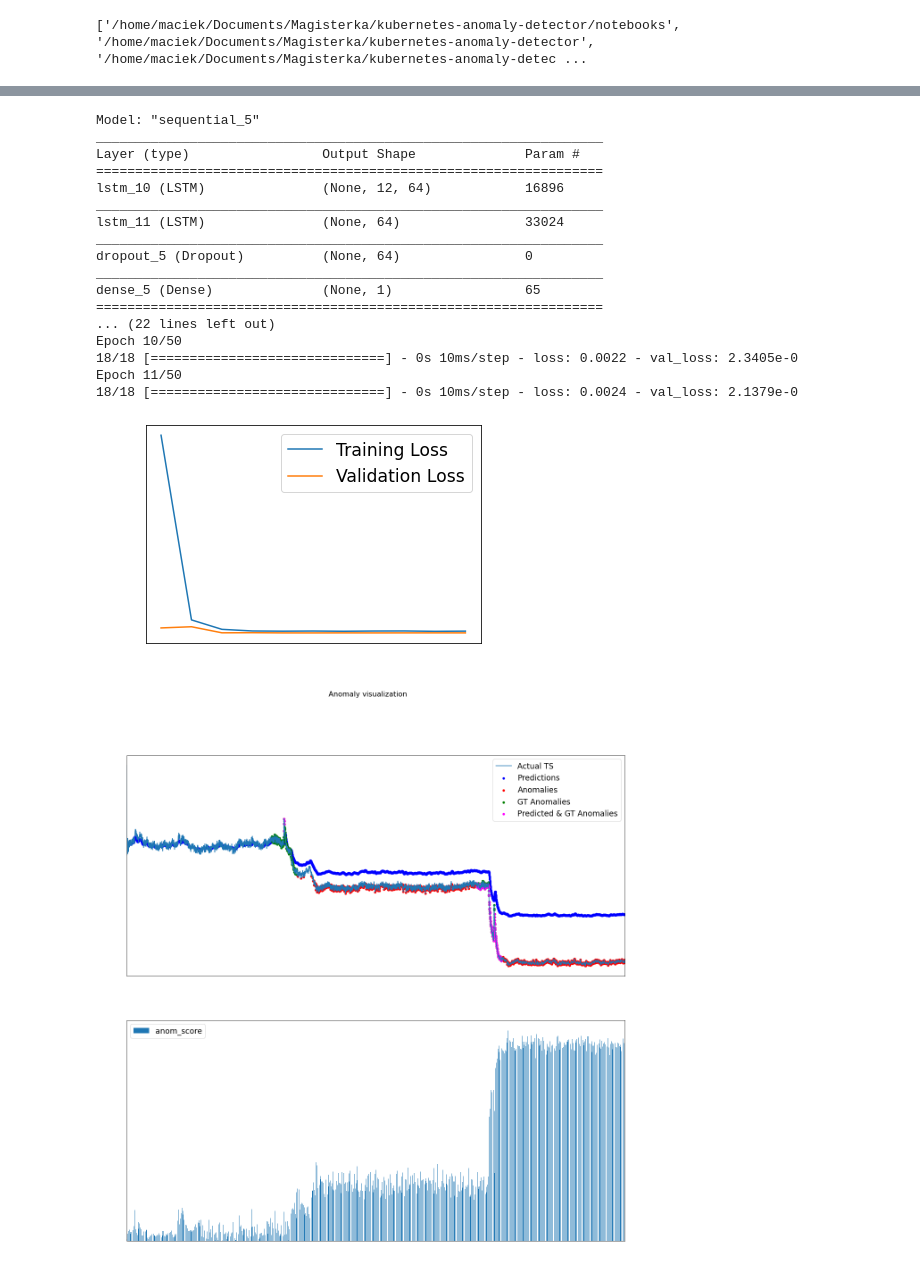
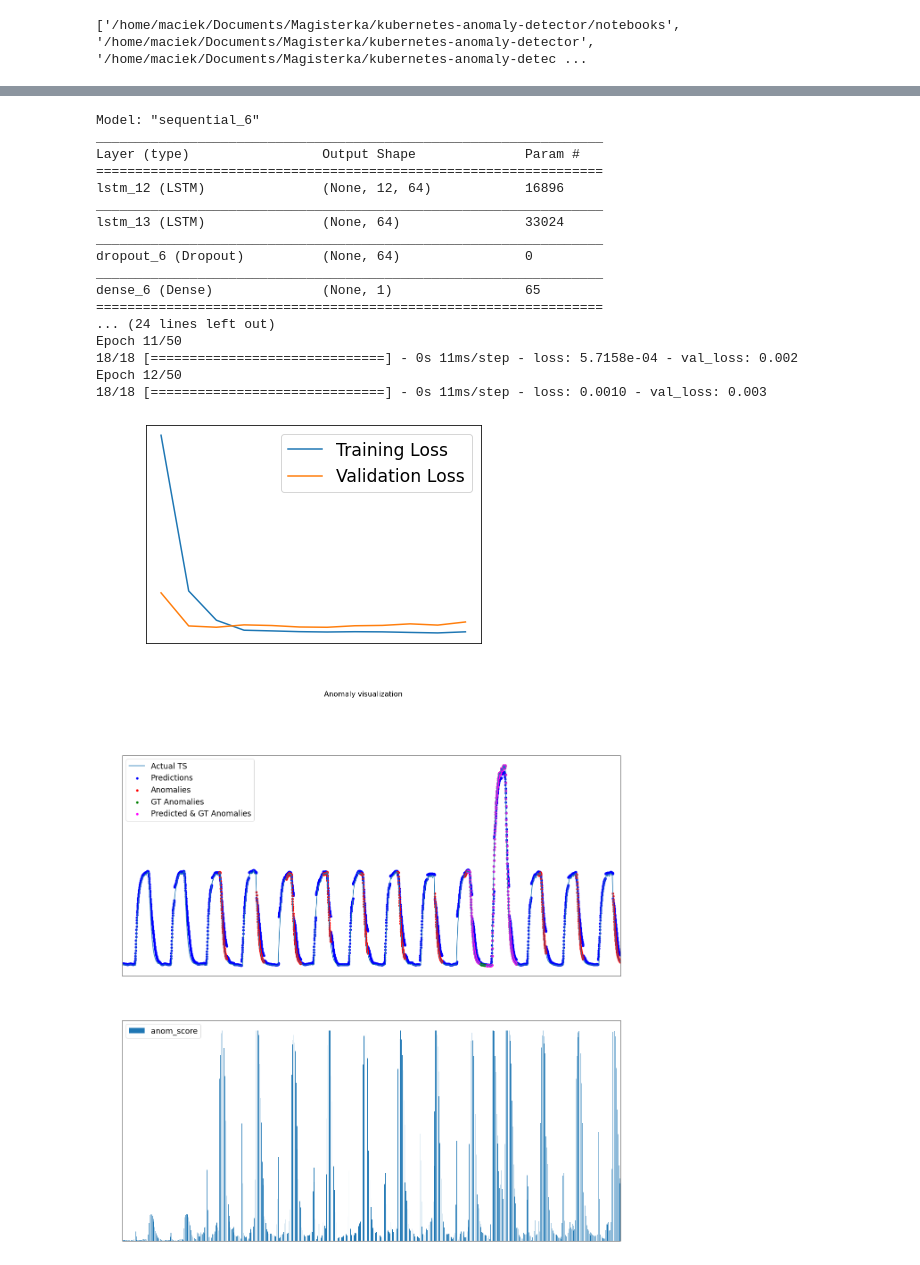
Before and after one commit to emerelte/kad, a Jupyter notebook: notebooks/lstm.ipynb, the cells around one changed output, grey strips where cells are left out. Drawn from its saved outputs; the diff is of its cells as text; code cells hidden in the pictures.

```diff
--- a/notebooks/lstm.ipynb
+++ b/notebooks/lstm.ipynb
@@ -27,8 +27,8 @@ customize_matplotlib()
 ['/home/maciek/Documents/Magisterka/kubernetes-anomaly-detector/notebooks', '/home/maciek/Documents/Magisterka/kubernetes-anomaly-detector', '/home/maciek/Documents/Magisterka/kubernetes-anomaly-detec ...
 # %%
 data_dir = "data/archive/"
-file_dir = "realAWSCloudwatch"
-file_name = "realAWSCloudwatch/ec2_cpu_utilization_5f5533.csv"
+file_dir = "artificialWithAnomaly"
+file_name = "artificialWithAnomaly/art_daily_jumpsup.csv"
 
 file_path = os.path.join(data_dir, file_dir, file_name)
 
@@ -70,45 +70,45 @@ visualization.visualize(results_df=preprocessed_df, metric_name="value", title="
 kad_utils = importlib.reload(kad_utils)
 lstm_model = importlib.reload(lstm_model)
 warnings.filterwarnings("ignore")
 
 model: i_model.IModel = lstm_model.LstmModel(time_steps=12)
 
 
 values_df = preprocessed_df[["value"]]
 train_df, test_df = train_test_split(values_df, shuffle=False, train_size=0.15)
 model.train(train_df)
 
 results_df = pd.DataFrame()
-SAMPLES_TO_PREDICT = 25
+SAMPLES_TO_PREDICT = 60
 for i in range(0, len(test_df), SAMPLES_TO_PREDICT):
     if len(test_df.iloc[i:i + SAMPLES_TO_PREDICT]) < SAMPLES_TO_PREDICT:
         break
     results_df = model.test(test_df.iloc[i:i + SAMPLES_TO_PREDICT])
 
 evaluation_df = results_df.copy()
 evaluation_df["gt_is_anomaly"] = preprocessed_df["gt_is_anomaly"]
 visualization = importlib.reload(visualization)
 visualization.visualize(evaluation_df, "value")
 # %% [output]
-Model: "sequential_5"
+Model: "sequential_6"
 _________________________________________________________________
 Layer (type)                 Output Shape              Param #
 =================================================================
-lstm_10 (LSTM)               (None, 12, 64)            16896
+lstm_12 (LSTM)               (None, 12, 64)            16896
 _________________________________________________________________
-lstm_11 (LSTM)               (None, 64)                33024
+lstm_13 (LSTM)               (None, 64)                33024
 _________________________________________________________________
-dropout_5 (Dropout)          (None, 64)                0
+dropout_6 (Dropout)          (None, 64)                0
 _________________________________________________________________
-dense_5 (Dense)              (None, 1)                 65
+dense_6 (Dense)              (None, 1)                 65
 =================================================================
-... (22 lines left out)
-Epoch 10/50
-18/18 [==============================] - 0s 10ms/step - loss: 0.0022 - val_loss: 2.3405e-0
+... (24 lines left out)
 Epoch 11/50
-18/18 [==============================] - 0s 10ms/step - loss: 0.0024 - val_loss: 2.1379e-0
+18/18 [==============================] - 0s 11ms/step - loss: 5.7158e-04 - val_loss: 0.002
+Epoch 12/50
+18/18 [==============================] - 0s 11ms/step - loss: 0.0010 - val_loss: 0.003
-[figure, old version]
+[figure, new version]
-[figure, old version]
+[figure, new version]
 # %%
 models_evaluator = importlib.reload(models_evaluator)
 
```
Also changed, not shown: parts of 3 cells of this notebook, 3 other files.
